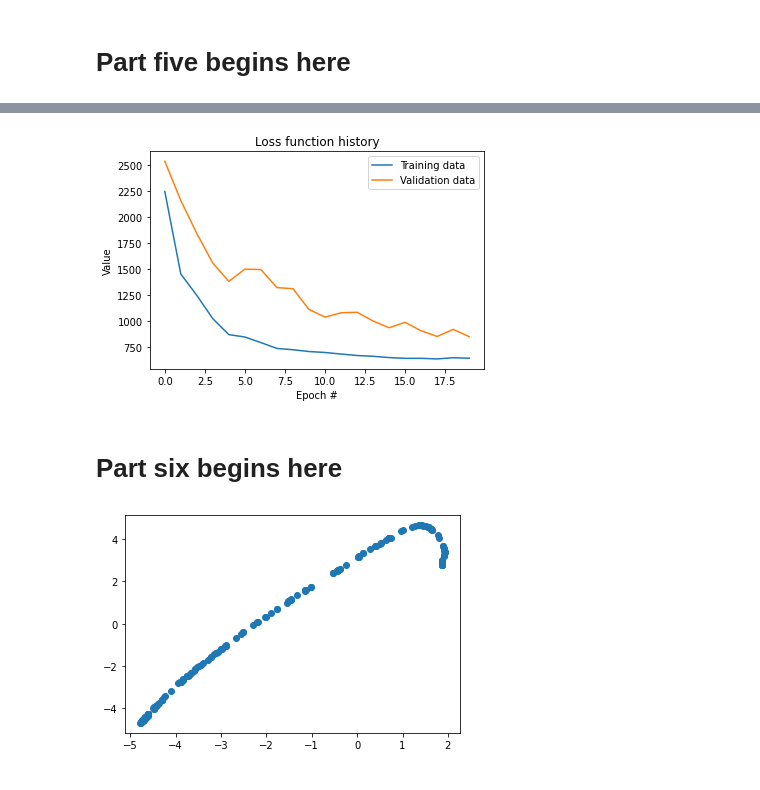
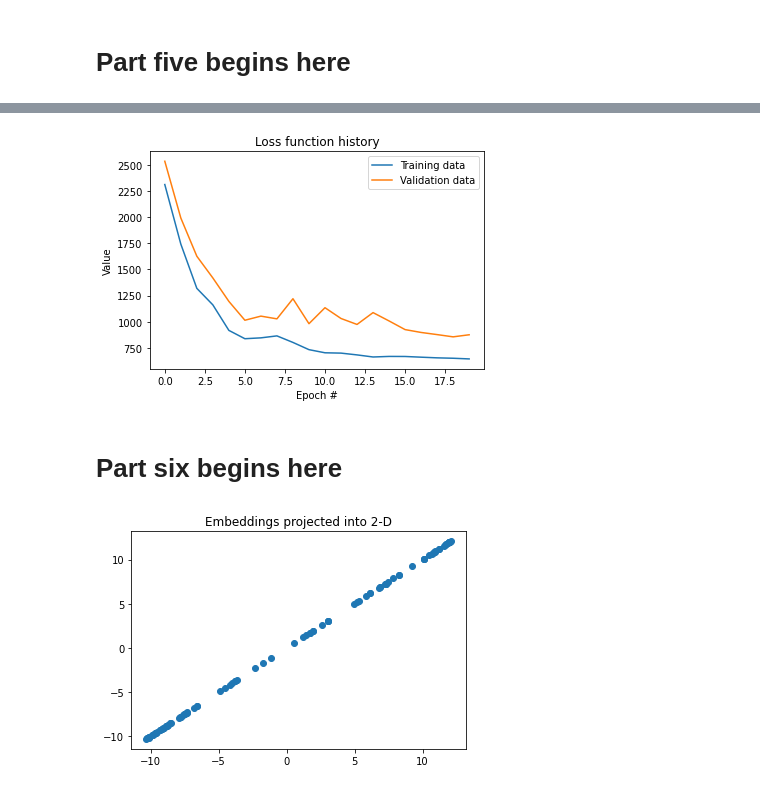
Before and after one commit to JeffRisberg/TensorFlowProbability, a Jupyter notebook: example02.ipynb, the cells around one changed output, grey strips where cells are left out. Drawn from its saved outputs; the diff is of its cells as text; code cells hidden in the pictures.

```diff
--- a/example02.ipynb
+++ b/example02.ipynb
@@ -174,7 +175,9 @@ print(train_dataset.element_spec)
 # %%
 latent_dim = 50
 
-prior = tfd.MultivariateNormalDiag(loc=tf.zeros(latent_dim))
+prior = tfd.MultivariateNormalDiag(loc = tf.Variable(tf.zeros(latent_dim)),
+            scale_diag = tfp.util.TransformedVariable(tf.ones(latent_dim),
+            bijector = tfb.Softplus()))
 # %%
 def get_kl_regularizer(prior_distribution):
     """
@@ -297,33 +300,35 @@ plt.xlabel('Epoch #')
 plt.legend(loc="upper right")
 plt.show()
 # %% [output]
-[figure, old version]
+[figure, new version]
 # %% [markdown]
 # Part six begins here
 # %%
 # Randomly sample 1000 images from the dataset, and pass them through the encoder.
 # Display the embeddings in a scatter plot
 #   (project to 2 dimensions if the latent space has dimension higher than two).
 
-N = 200
-x_data = []
-y_data = []
-for i in range(N):
+from sklearn.decomposition import PCA
+
+pca = PCA(n_components=2)
+
+sample_imgs = []
+
+for i in range(100):
     index = rng.integers(low=0, high=num_images)
     image = dataset_images[index]
-    image_plus = tf.expand_dims(image, axis=0)
-    normalized_image = tf.cast(image_plus, tf.float32) / 255.
-    r = encoder(normalized_image).mean().numpy()
-    #print(r)
-    x = r[0][0]
-    y = r[0][1]
-    x_data.append(x)
-    y_data.append(y)
+    normalized_image = tf.cast(image, tf.float32) / 255.
 
-plt.scatter(x_data, y_data)
+    sample_imgs.append(normalized_image)
+
+embedded_imgs = encoder(tf.convert_to_tensor(sample_imgs))
+
+embeddings_projected = pca.fit_transform(embedded_imgs.mean().numpy())
+plt.title("Embeddings projected into 2-D")
+plt.scatter(embeddings_projected[:, 0], embeddings_projected[:, 0])
 plt.show()
 # %% [output]
-[figure, old version]
+[figure, new version]
 # %%
 # Randomly sample 4 images from the dataset and for each image,
 #   display the original and reconstructed image from the VAE in a figure.
```
Also changed, not shown: parts of 8 cells of this notebook, 1 other file.
